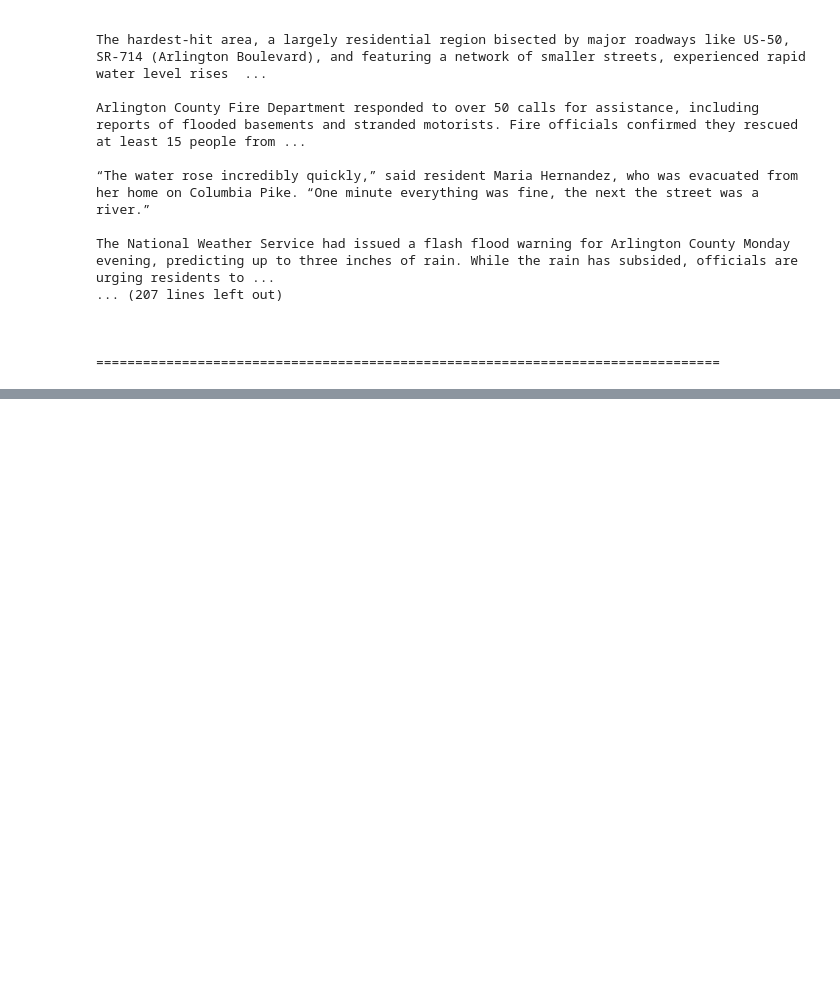
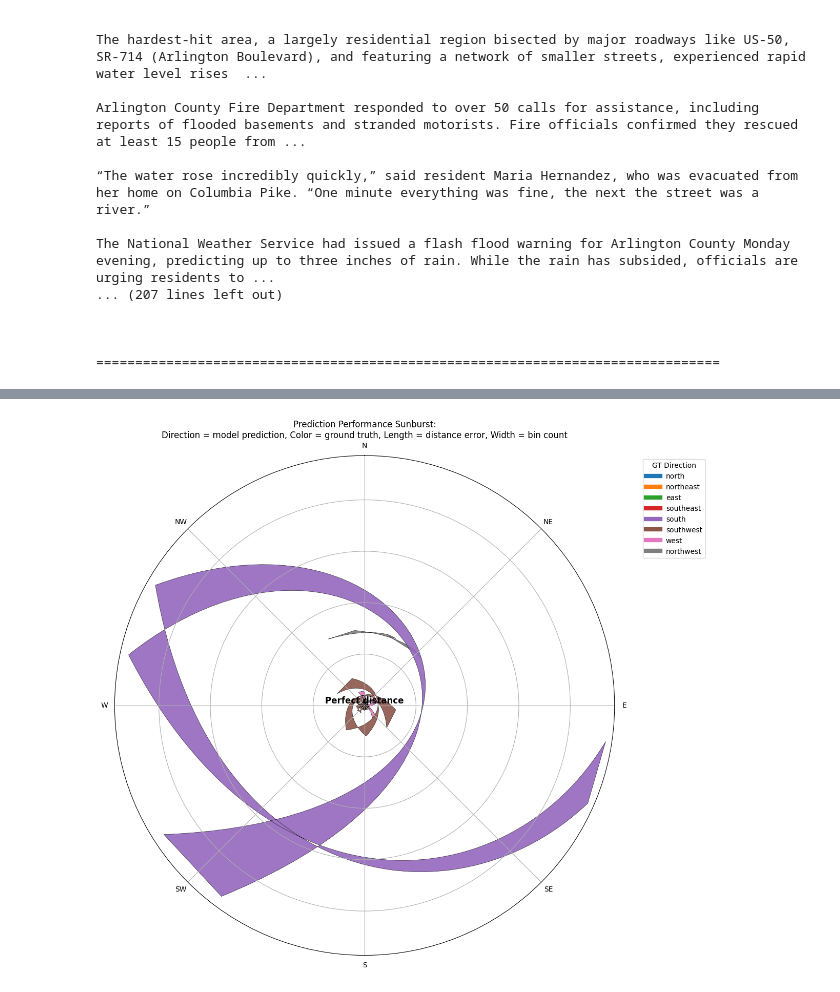
Before and after one commit to pumucklkopf/georelating-natural-disasters-with-llm-agents, a Jupyter notebook: data_handler/generate_georelating_dataset.ipynb, the cells around one changed output, grey strips where cells are left out. Saved outputs shown, nothing was run; the diff lists cells and outputs as text; code cells hidden in the pictures; blank space fills up the shorter version.

```diff
--- a/data_handler/generate_georelating_dataset.ipynb
+++ b/data_handler/generate_georelating_dataset.ipynb
@@ -417,0 +693,5 @@ sample.to_json(
+# %%
+# remove the rows for which target lies on water and map doesn't contain land from the df
+for index in remove_water_indices:
+    df = df.drop(index)
+df
@@ -417,0 +735,14 @@ sample.to_json(
+# %%
+from geopy.distance import geodesic
+import os
+import json
+import pandas as pd
+import h3
+import shapely.geometry
+from shapely.ops import transform
+from pyproj import Transformer
+
+
+
+georelated_df = pd.read_json(r"/Users/kaimoltzen/academiccloudsync/Uni/Master/5_WS24_25-MA/geoparse-natural-disasters-with-llms/output/georelating/processed_20250517_cleaned_georelating_dataset_us_enriched.json", orient='records')
+georelated_df
@@ -417,0 +1124,57 @@ sample.to_json(
+# %%
+import numpy as np
+import pandas as pd
+import matplotlib.pyplot as plt
+from matplotlib.patches import Wedge
+
+# --- Setup your processed grouped DataFrame as before (grouped) ---
+
+# --- Parameters ---
+ref_radius = 6                 # Middle of plot = zero error
+scale_per_bin = 1.5            # Bins per radial (change as needed for aesthetics)
+width_per_count = np.deg2rad(4.5)
+bar_thickness = 1.2            # Radial extent of each bin
+
+fig, ax = plt.subplots(figsize=(12,12), subplot_kw={'polar': True})
+ax.set_theta_direction(-1)
+ax.set_theta_offset(np.pi / 2)
+
+for _, row in grouped.iterrows():
+    theta = np.deg2rad(row['bearing_bin'])
+    # Keep -inward, +outward relative to reference circle
+    min_radius = ref_radius + row['distance_bin'] * scale_per_bin
+    max_radius = min_radius + bar_thickness
+    color = dir_colors.get(row['gt_dir'], 'gray')
+    bar_width = width_per_count * row['count']
+
+    # Never draw bars with negative radius!
+    if min_radius < 0:
+        continue
+
+    bar = Wedge(center=(0,0),
+                r=max_radius,
+                theta1=np.rad2deg(theta)-np.rad2deg(bar_width/2),
+                theta2=np.rad2deg(theta)+np.rad2deg(bar_width/2),
+                width=bar_thickness,
+                facecolor=color, edgecolor='k', lw=0.4, alpha=0.9)
+    ax.add_patch(bar)
+
+# Draw the "correct prediction" reference circle
+circ = plt.Circle((0,0), radius=ref_radius, transform=ax.transData._b, color='black', lw=2.5, fill=False, zorder=10, alpha=0.6)
+ax.add_artist(circ)
+ax.text(0, ref_radius+0.6, 'Perfect distance', ha='center', va='bottom', color='black', fontsize=12, fontweight='bold', zorder=11)
+
+ax.set_ylim(0, ref_radius + grouped['distance_bin'].max() * scale_per_bin + 2)
+ax.set_xticks(np.deg2rad(np.arange(0, 360, 45)))
+ax.set_xticklabels(['N', 'NE', 'E', 'SE', 'S', 'SW', 'W', 'NW'])
+ax.set_yticklabels([])
+
+# Add legend
+handles = [plt.Line2D([0], [0], color=color, lw=6, label=direction) for direction, color in dir_colors.items()]
+ax.legend(handles=handles, bbox_to_anchor=(1.05, 1.0), loc='upper left', title="GT Direction")
+
+plt.title("Prediction Performance Sunburst:\nDirection = model prediction, Color = ground truth, Length = distance error, Width = bin count")
+plt.tight_layout()
+plt.show()
+# %% [output]
+[figure, added]
```
Also changed, not shown: parts of 24 cells of this notebook, 2 other files.
